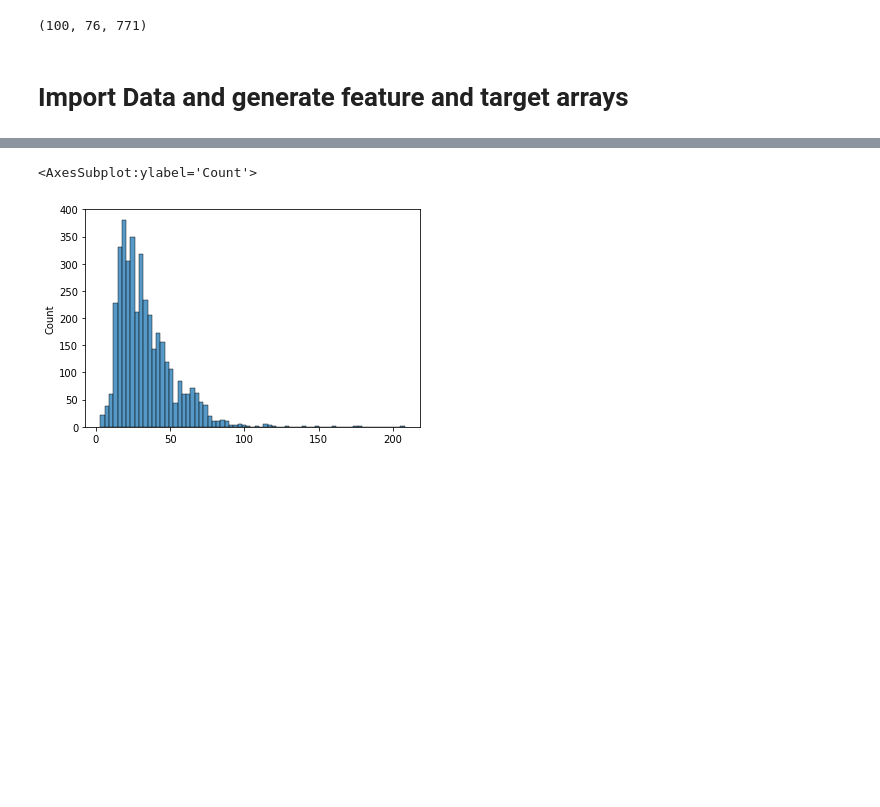
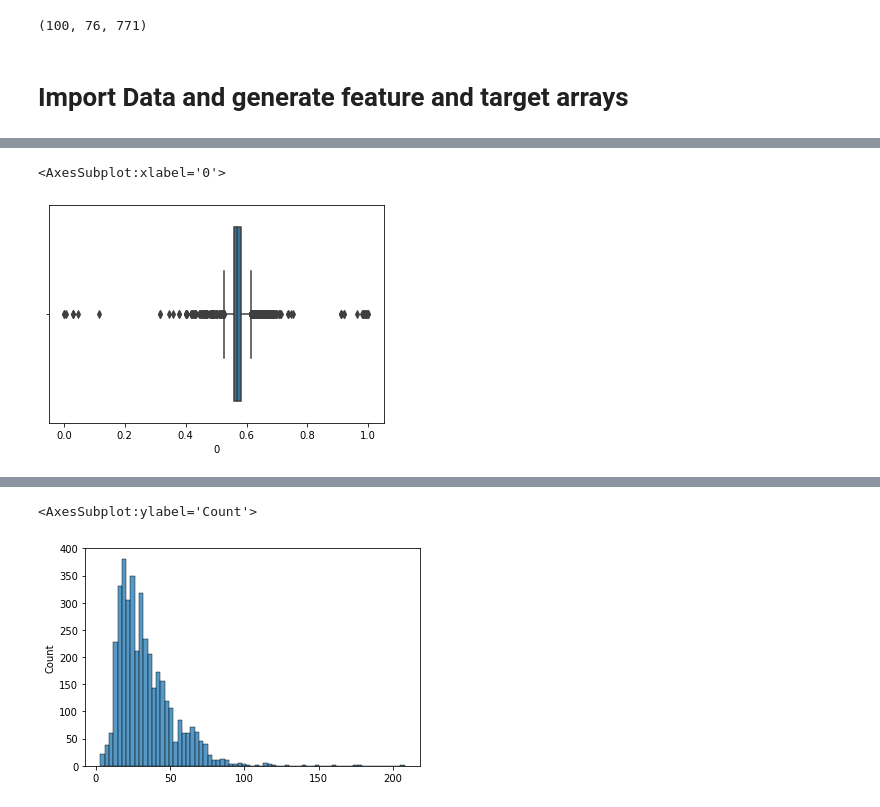
Before and after one commit to VPeron/cc_detector, a Jupyter notebook: notebooks/pgn_to_3dfs_Manuel.ipynb, the cells around one changed output, grey strips where cells are left out. Saved outputs shown, nothing was run; the diff lists cells and outputs as text; code cells hidden in the pictures; blank space fills up the shorter version.

```diff
--- a/notebooks/pgn_to_3dfs_Manuel.ipynb
+++ b/notebooks/pgn_to_3dfs_Manuel.ipynb
@@ -792,0 +814,5 @@ X, y = chessdata.feature_df_maker(move_df)
+# %%
+sns.boxplot(pd.DataFrame(X2[:,:,1][X2[:,:,1] != -999.])[0])
+# %% [output]
+<AxesSubplot:xlabel='0'>
+[figure, added]
```
Also changed, not shown: parts of 60 cells of this notebook, 7 other files.
